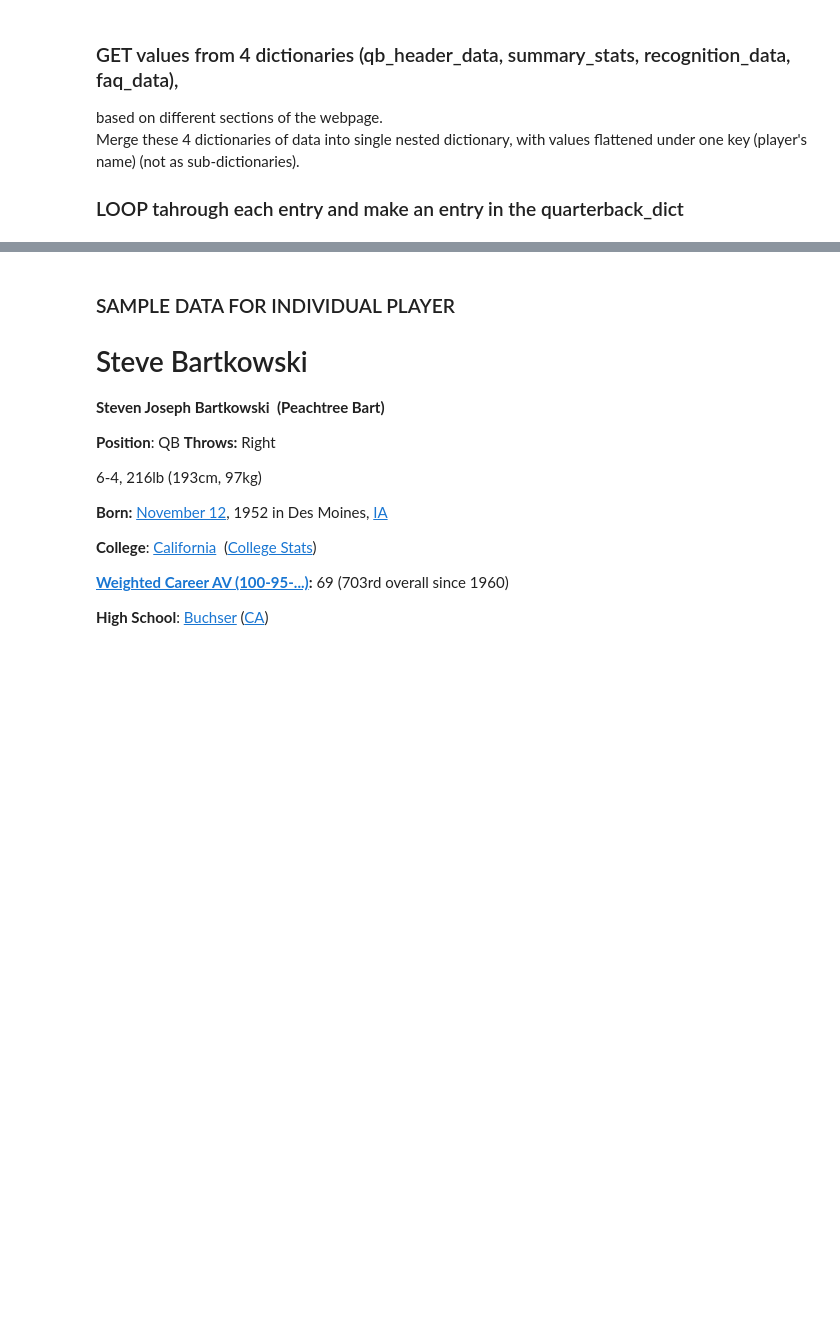
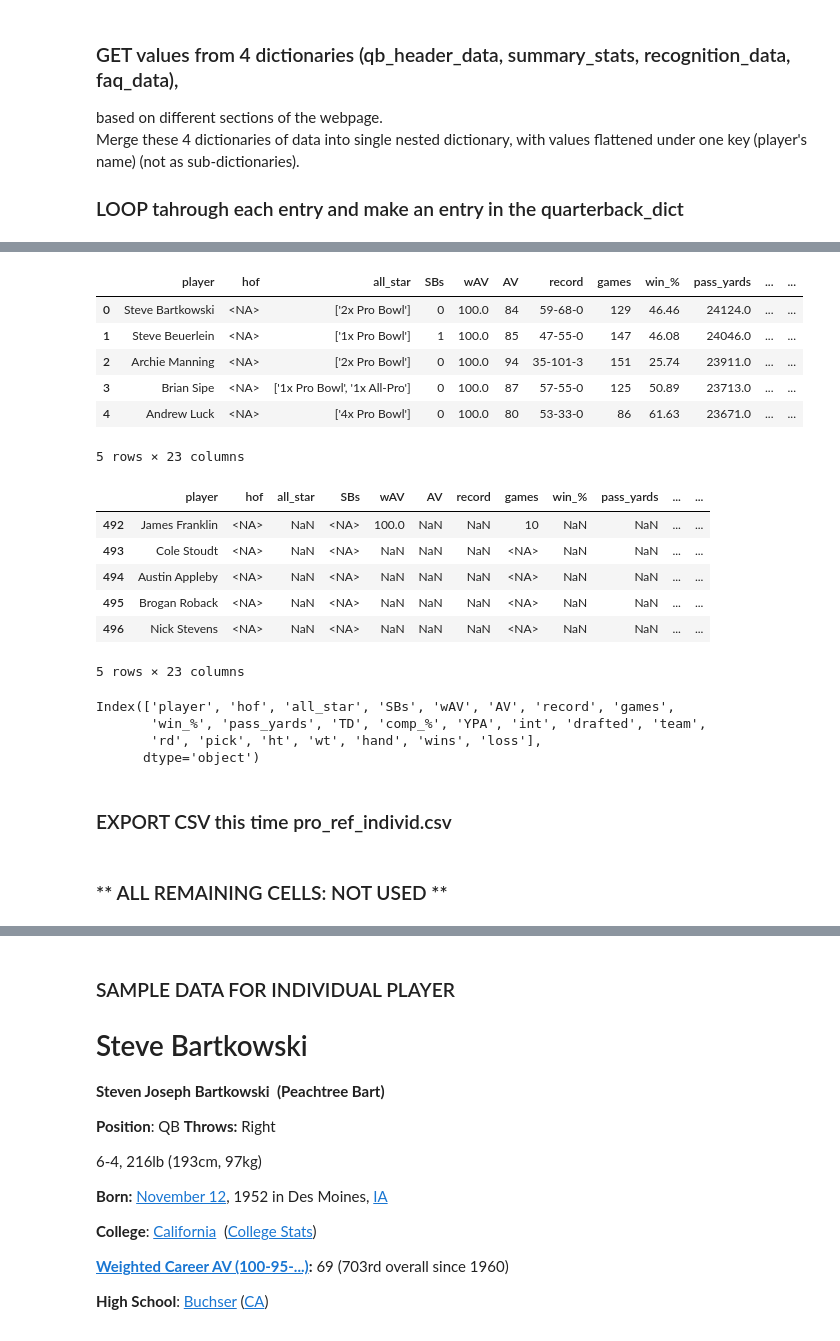
Before and after one commit to willablackmon/nfl_quarterback_draft, a Jupyter notebook: data_sourcing/pro_ref_individ.ipynb, the cells around one changed output, grey strips where cells are left out. Drawn from its saved outputs; the diff is of its cells as text; code cells hidden in the pictures; blank space fills up the shorter version.

Commit message:
cleaned and updated pro_ref_individ.ipynb, and exported clearn version of the .csv

```diff
--- a/data_sourcing/pro_ref_individ.ipynb
+++ b/data_sourcing/pro_ref_individ.ipynb
@@ -493,0 +720,36 @@ TypeError: unhashable type: 'list'
+# %%
+# convert cols to int
+cols_to_int = ['wins', 'loss', 'hof', 'SBs', 'games', 'TD', 'drafted', 'rd', 'pick']
+
+# Replace blank values with NaN
+# REGEX: r: raw string, ^: beginning of string; \s: whitespace; *: zero or more occurances of preceding element; $: end of string
+num_cleaning_df[cols_to_int] = num_cleaning_df[cols_to_int].replace(r'^\s*$', np.nan, regex=True)
+
+# Convert columns to nullable integer type
+# To leave values as NaN & still convert columns to int64, use pd.Int64Dtype() (allows for nullable integer columns)
+num_cleaning_df[cols_to_int] = num_cleaning_df[cols_to_int].astype(pd.Int64Dtype())
+
+display(num_cleaning_df.head())
+display(num_cleaning_df.tail())
+num_cleaning_df.columns
+# %% [output]
+|  | player | hof | all_star | SBs | wAV | AV | record | games | win_% | pass_yards | ... | ... |
+| 0 | Steve Bartkowski | <NA> | ['2x Pro Bowl'] | 0 | 100.0 | 84 | 59-68-0 | 129 | 46.46 | 24124.0 | ... | ... |
+| 1 | Steve Beuerlein | <NA> | ['1x Pro Bowl'] | 1 | 100.0 | 85 | 47-55-0 | 147 | 46.08 | 24046.0 | ... | ... |
+| 2 | Archie Manning | <NA> | ['2x Pro Bowl'] | 0 | 100.0 | 94 | 35-101-3 | 151 | 25.74 | 23911.0 | ... | ... |
+| 3 | Brian Sipe | <NA> | ['1x Pro Bowl', '1x All-Pro'] | 0 | 100.0 | 87 | 57-55-0 | 125 | 50.89 | 23713.0 | ... | ... |
+| 4 | Andrew Luck | <NA> | ['4x Pro Bowl'] | 0 | 100.0 | 80 | 53-33-0 | 86 | 61.63 | 23671.0 | ... | ... |
+5 rows × 23 columns
+|  | player | hof | all_star | SBs | wAV | AV | record | games | win_% | pass_yards | ... | ... |
+| 492 | James Franklin | <NA> | NaN | <NA> | 100.0 | NaN | NaN | 10 | NaN | NaN | ... | ... |
+| 493 | Cole Stoudt | <NA> | NaN | <NA> | NaN | NaN | NaN | <NA> | NaN | NaN | ... | ... |
+| 494 | Austin Appleby | <NA> | NaN | <NA> | NaN | NaN | NaN | <NA> | NaN | NaN | ... | ... |
+| 495 | Brogan Roback | <NA> | NaN | <NA> | NaN | NaN | NaN | <NA> | NaN | NaN | ... | ... |
+| 496 | Nick Stevens | <NA> | NaN | <NA> | NaN | NaN | NaN | <NA> | NaN | NaN | ... | ... |
+5 rows × 23 columns
+Index(['player', 'hof', 'all_star', 'SBs', 'wAV', 'AV', 'record', 'games',
+       'win_%', 'pass_yards', 'TD', 'comp_%', 'YPA', 'int', 'drafted', 'team',
+       'rd', 'pick', 'ht', 'wt', 'hand', 'wins', 'loss'],
+      dtype='object')
+# %% [markdown]
+### EXPORT CSV    this time pro_ref_individ.csv
@@ -493,0 +760,2 @@ TypeError: unhashable type: 'list'
+# %% [markdown]
+### ** ALL REMAINING CELLS: NOT USED **
```
Also changed, not shown: parts of 56 cells of this notebook, 3 other files.
